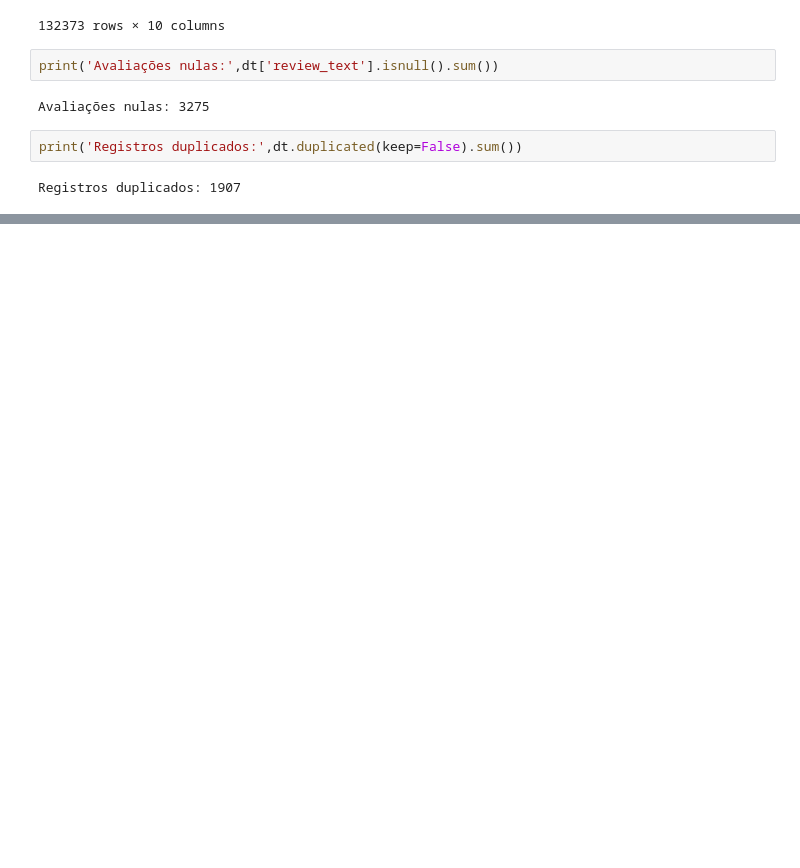
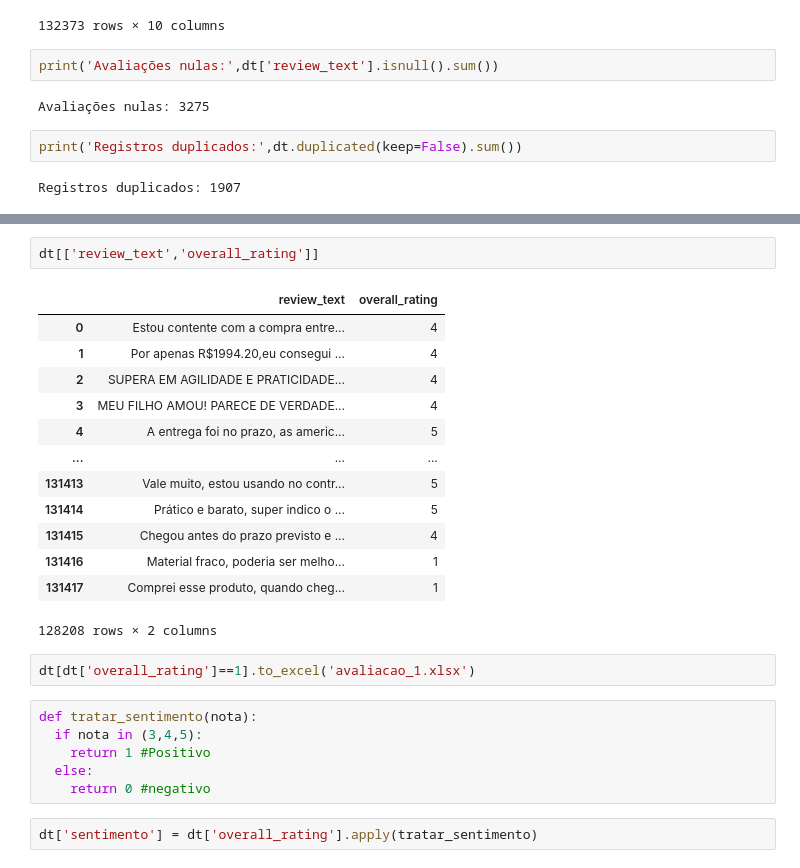
Before and after one commit to PedroIsacS/data_science_aulas, a Jupyter notebook: NLP.ipynb, the cells around one changed output, grey strips where cells are left out. Saved outputs shown, nothing was run; the diff lists cells and outputs as text; blank space fills up the shorter version.

```diff
--- a/NLP.ipynb
+++ b/NLP.ipynb
@@ -49,0 +116,26 @@ Registros duplicados: 1907
+# %%
+dt[['review_text','overall_rating']]
+# %% [output]
+|  | review_text | overall_rating |
+| 0 | Estou contente com a compra entre... | 4 |
+| 1 | Por apenas R$1994.20,eu consegui ... | 4 |
+| 2 | SUPERA EM AGILIDADE E PRATICIDADE... | 4 |
+| 3 | MEU FILHO AMOU! PARECE DE VERDADE... | 4 |
+| 4 | A entrega foi no prazo, as americ... | 5 |
+| ... | ... | ... |
+| 131413 | Vale muito, estou usando no contr... | 5 |
+| 131414 | Prático e barato, super indico o ... | 5 |
+| 131415 | Chegou antes do prazo previsto e ... | 4 |
+| 131416 | Material fraco, poderia ser melho... | 1 |
+| 131417 | Comprei esse produto, quando cheg... | 1 |
+128208 rows × 2 columns
+# %%
+dt[dt['overall_rating']==1].to_excel('avaliacao_1.xlsx')
+# %%
+def tratar_sentimento(nota):
+  if nota in (3,4,5):
+    return 1 #Positivo
+  else:
+    return 0 #negativo
+# %%
+dt['sentimento'] = dt['overall_rating'].apply(tratar_sentimento)
```
Also changed, not shown: parts of 7 cells of this notebook.
